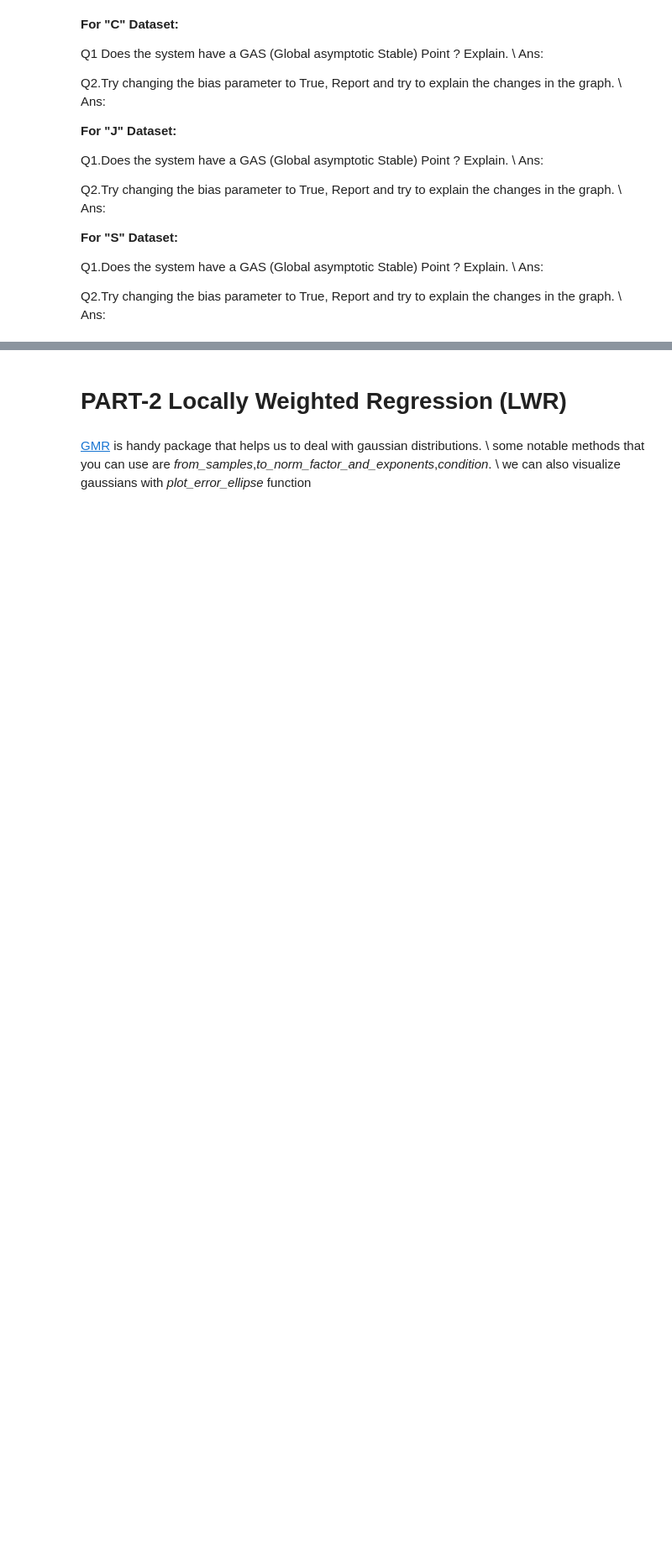
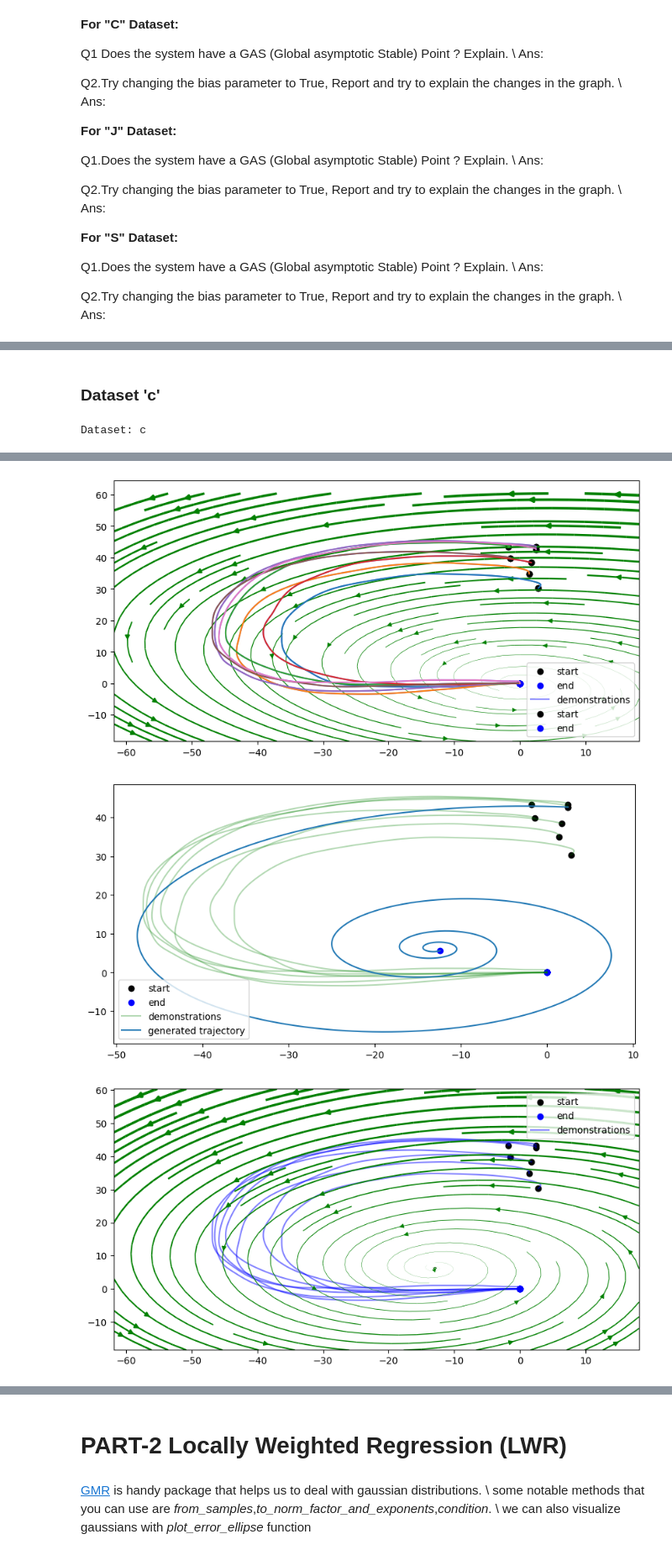
Before and after one commit to AshrithSagar/CP321-ILR-2025, a Jupyter notebook: Assignments/Assignment-3/Codes/Assignment3_RegressionTechniques(LLS,LWR).ipynb, the cells around one changed output, grey strips where cells are left out. Shown at 84% size. Saved outputs shown, nothing was run; the diff lists cells and outputs as text; code cells hidden in the pictures; blank space fills up the shorter version.

```diff
--- a/Assignments/Assignment-3/Codes/Assignment3_RegressionTechniques(LLS,LWR).ipynb
+++ b/Assignments/Assignment-3/Codes/Assignment3_RegressionTechniques(LLS,LWR).ipynb
@@ -310,18 +310,11 @@ def fit_least_squares(letter, lam=0, bias=False):
     )
 
 
-eqline = "=" * 100
-hyphline = "-" * 100
+def fit_least_squares_on_dataset(letter):
+    print(f"Dataset: {letter}")
+    fit_least_squares(letter, lam=0, bias=False)
+    fit_least_squares(letter, lam=0, bias=True)
+    return None
 
-for letter in ["c", "j", "s"]:
-    print(eqline)
-    print(f"Dataset: {letter}")
-    print(hyphline)
-    print("Without bias")
-    fit_least_squares(letter, lam=0, bias=False)
-    print(hyphline)
-    print("With bias")
-    fit_least_squares(letter, lam=0, bias=True)
-print(eqline)
 
 ####################
@@ -352,0 +321,6 @@ Without bias
+# %% [markdown]
+### Dataset 'c'
+# %%
+fit_least_squares_on_dataset("c")
+# %% [output]
+Dataset: c
@@ -352,0 +329,3 @@ Without bias
+[figure, added]
+[figure, added]
+[figure, added]
```
Also changed, not shown: parts of 9 cells of this notebook.
